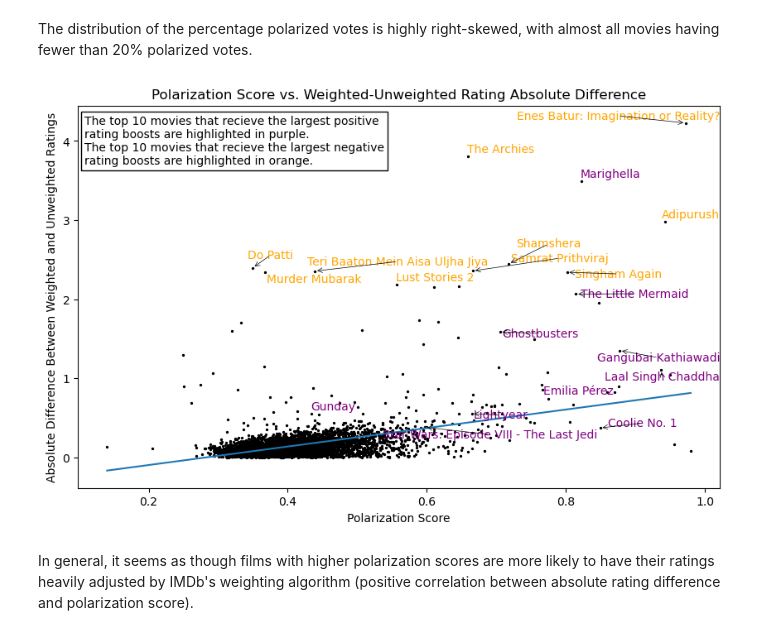
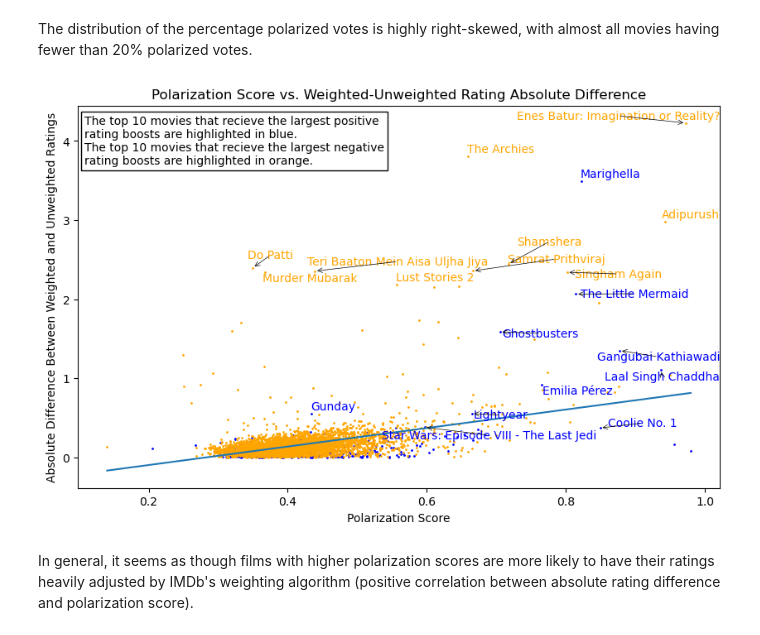
Before and after one commit to kaijchang/cmpu250-project-group-1, a Jupyter notebook: preliminary_report/preliminary_report.ipynb, the cells around one changed output. Drawn from its saved outputs; the diff is of its cells as text; code cells hidden in the pictures.

```diff
--- a/preliminary_report/preliminary_report.ipynb
+++ b/preliminary_report/preliminary_report.ipynb
@@ -211,34 +211,34 @@ The distribution of the percentage polarized votes is highly right-skewed, with
 # %%
 df_to_plot = movies.sort_values('rating_diff', ascending=True)
 
 fig, ax = plt.subplots(figsize=(10, 6))
-ax.scatter(movies[movies['rating_diff'] > 0]['polarization_score'], movies[movies['rating_diff'] > 0]['rating_diff'].abs(), s=2, color='purple')
-ax.scatter(movies[movies['rating_diff'] <= 0]['polarization_score'], movies[movies['rating_diff'] <= 0]['rating_diff'].abs(), s=2, color='orange')
+ax.scatter(movies[movies['rating_diff'] > 0]['polarization_score'], movies[movies['rating_diff'] > 0]['rating_diff'].abs(), s=1, color='blue')
+ax.scatter(movies[movies['rating_diff'] <= 0]['polarization_score'], movies[movies['rating_diff'] <= 0]['rating_diff'].abs(), s=1, color='orange')
 
 texts = []
 for i, movie in enumerate(df_to_plot.tail(10).itertuples()):
-    texts.append(ax.text(movie.polarization_score, abs(movie.rating_diff), movie.title, color='purple'))
+    texts.append(ax.text(movie.polarization_score, abs(movie.rating_diff), movie.title, color='blue'))
 
 for i, movie in enumerate(df_to_plot.head(10).itertuples()):
     texts.append(ax.text(movie.polarization_score, abs(movie.rating_diff), movie.title, color='orange'))
 
 
 adjust_text(texts, autoalign='xy',
             expand_points=(1.2, 1.2),
             arrowprops=dict(arrowstyle="->", color='black', lw=0.5))
 
-text_str = 'The top 10 movies that recieve the largest positive\nrating boosts are highlighted in purple.\nThe top 10 movies that recieve the largest negative\nrating boosts are highlighted in orange.'
+text_str = 'The top 10 movies that recieve the largest positive\nrating boosts are highlighted in blue.\nThe top 10 movies that recieve the largest negative\nrating boosts are highlighted in orange.'
 props = dict(boxstyle='square', facecolor='white')
 ax.text(0.01, 0.975, text_str, transform=ax.transAxes, fontsize=10,
         verticalalignment='top', horizontalalignment='left', bbox=props)
 
 ax.plot(np.unique(movies['polarization_score']), np.poly1d(np.polyfit(movies['polarization_score'], movies['rating_diff'].abs(), 1))(np.unique(movies['polarization_score'])))
 plt.ylabel('Absolute Difference Between Weighted and Unweighted Ratings')
 plt.xlabel('Polarization Score')
 plt.title('Polarization Score vs. Weighted-Unweighted Rating Absolute Difference')
 plt.show()
 # %% [output]
-[figure, old version]
+[figure, new version]
 # %% [markdown]
 In general, it seems as though films with higher polarization scores are more likely to have their ratings heavily adjusted by IMDb's weighting algorithm (positive correlation between absolute rating difference and polarization score).
 # %%
```
Also changed, not shown: parts of 6 cells of this notebook.
